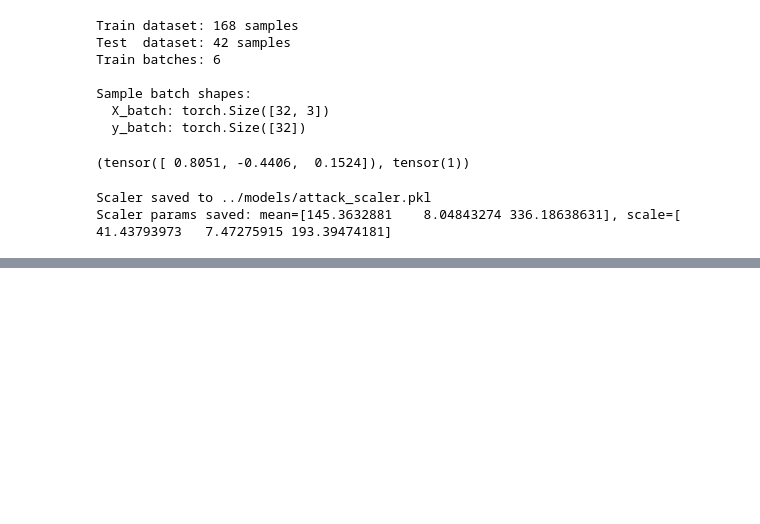
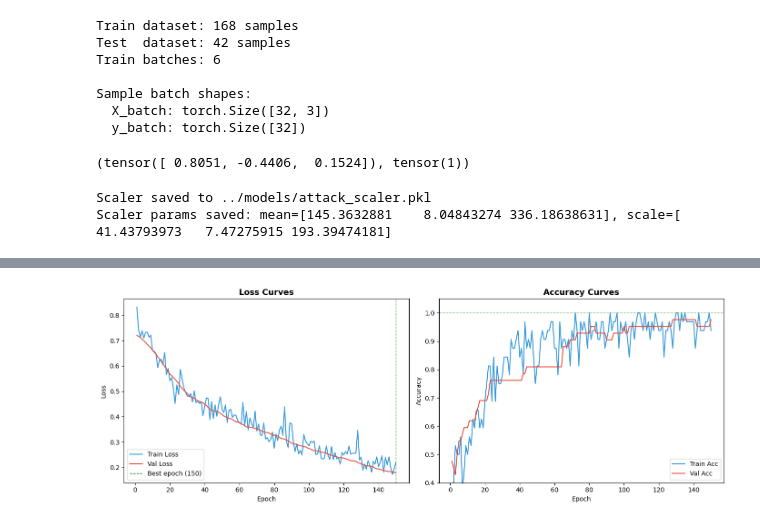
Before and after one commit to saul-gasca/foreshadow-ml, a Jupyter notebook: notebooks/02_attack_classifier.ipynb, the cells around one changed output, grey strips where cells are left out. Saved outputs shown, nothing was run; the diff lists cells and outputs as text; code cells hidden in the pictures; blank space fills up the shorter version.

```diff
--- a/notebooks/02_attack_classifier.ipynb
+++ b/notebooks/02_attack_classifier.ipynb
@@ -168,0 +237,19 @@ Scaler params saved: mean=[145.3632881    8.04843274 336.18638631], scale=[ 41.4
+# %%
+#MLFlow Setup - Util Toold to tracking models experiments
+mlflow.set_tracking_uri("../mlruns")
+mlflow.set_experiment("attck_classifier")
+
+HPARAMS = {
+    "learning_rate": 0.001,
+    "epochs":        150,
+    "batch_size":    32,
+    "hidden_1":       32,
+    "hidden_2":       16,
+    "dropout_1":      0.3,
+    "dropout_2":      0.2,
+    "optimizer":     "Adam",
+    "scheduler":     "ReduceLROnPlateau"
+}
+
+print("MLflow tracking URI:", mlflow.get_tracking_uri())
+print("Hyperparameters:", HPARAMS)
@@ -168,0 +529,42 @@ Scaler params saved: mean=[145.3632881    8.04843274 336.18638631], scale=[ 41.4
+# %%
+fig, axes = plt.subplots(1, 2, figsize=(14, 5))
+
+epochs_range = range(1, HPARAMS["epochs"] + 1)
+
+# --- Plot 1: Loss curves ---
+# -------------------------------------------------------
+# Lo que buscamos:
+# - Train loss y Val loss bajando juntas → aprendiendo bien
+# - Val loss mucho mayor que train loss  → overfitting
+# - Ambas estancadas                     → underfitting
+# -------------------------------------------------------
+axes[0].plot(epochs_range, history["train_loss"],
+             label="Train Loss", color="#3498db", linewidth=1.5)
+axes[0].plot(epochs_range, history["val_loss"],
+             label="Val Loss",   color="#e74c3c", linewidth=1.5)
+axes[0].set_title("Loss Curves", fontsize=13, fontweight='bold')
+axes[0].set_xlabel("Epoch")
+axes[0].set_ylabel("Loss")
+axes[0].legend()
+axes[0].axvline(x=best_epoch, color='green', linewidth=1,
+                linestyle='--', label=f'Best epoch ({best_epoch})')
+axes[0].legend()
+
+# --- Plot 2: Accuracy curves ---
+axes[1].plot(epochs_range, history["train_acc"],
+             label="Train Acc", color="#3498db", linewidth=1.5)
+axes[1].plot(epochs_range, history["val_acc"],
+             label="Val Acc",   color="#e74c3c", linewidth=1.5)
+axes[1].set_title("Accuracy Curves", fontsize=13, fontweight='bold')
+axes[1].set_xlabel("Epoch")
+axes[1].set_ylabel("Accuracy")
+axes[1].set_ylim([0.4, 1.05])
+axes[1].legend()
+axes[1].axhline(y=1.0, color='green', linewidth=1,
+                linestyle='--', alpha=0.5)
+
+plt.tight_layout()
+plt.savefig('../images/training_curves.png', dpi=100, bbox_inches='tight')
+plt.show()
+# %% [output]
+[figure, added]
```
Also changed, not shown: parts of 12 cells of this notebook, 3 other files.
